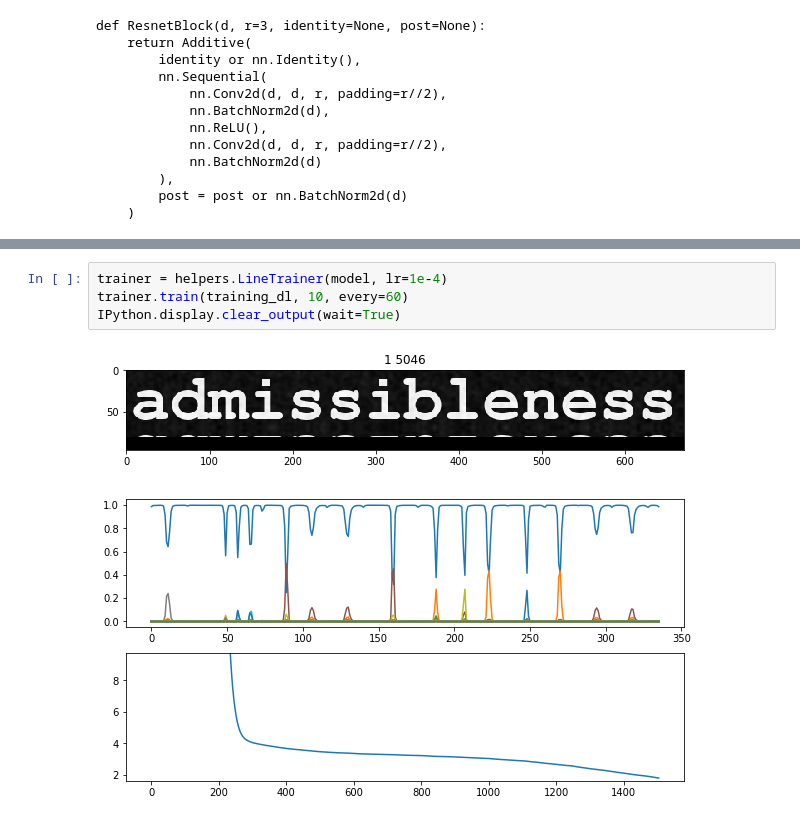
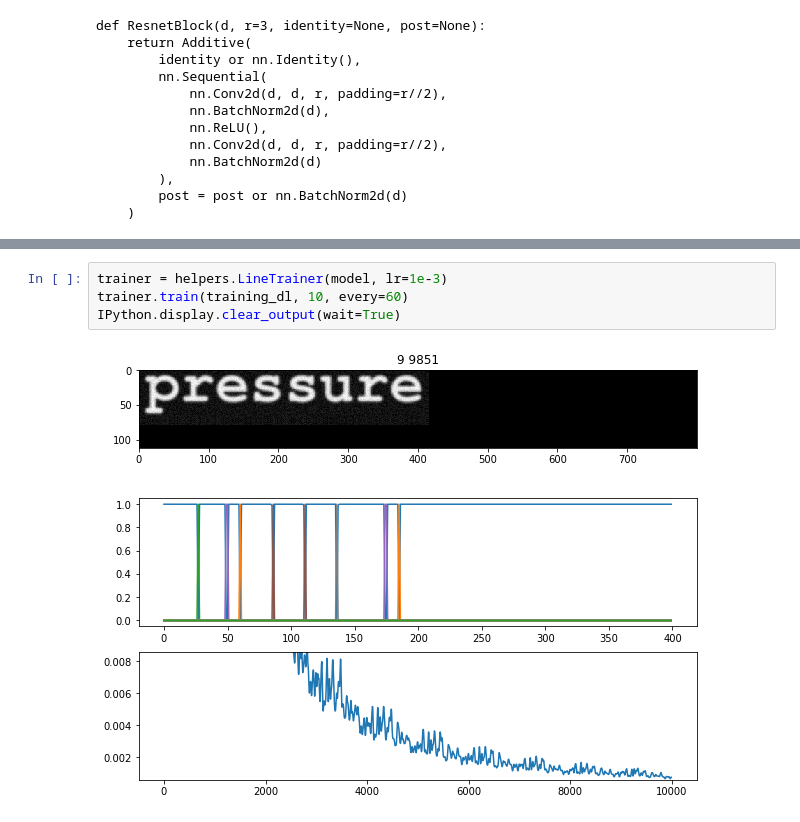
Before and after one commit to tmbdev-tutorials/icdar2019-worksheets, a Jupyter notebook: lstm-resnet.ipynb, the cells around one changed output, grey strips where cells are left out. Cells and saved outputs as stored; diff of their text form.

```diff
--- a/lstm-resnet.ipynb
+++ b/lstm-resnet.ipynb
@@ -101,11 +101,11 @@ Sequential(
   (30): Reorder("BDL", "BLD")
 )
 # %%
-trainer = helpers.LineTrainer(model, lr=1e-4)
+trainer = helpers.LineTrainer(model, lr=1e-3)
 trainer.train(training_dl, 10, every=60)
 IPython.display.clear_output(wait=True)
 # %% [output]
-[figure, old version]
+[figure, new version]
 # %%
 figsize(10, 10)
 for i, batch in enumerate(islice(training_dl, 0, 10)):
```
Also changed, not shown: parts of 3 cells of this notebook, 4 other files.
